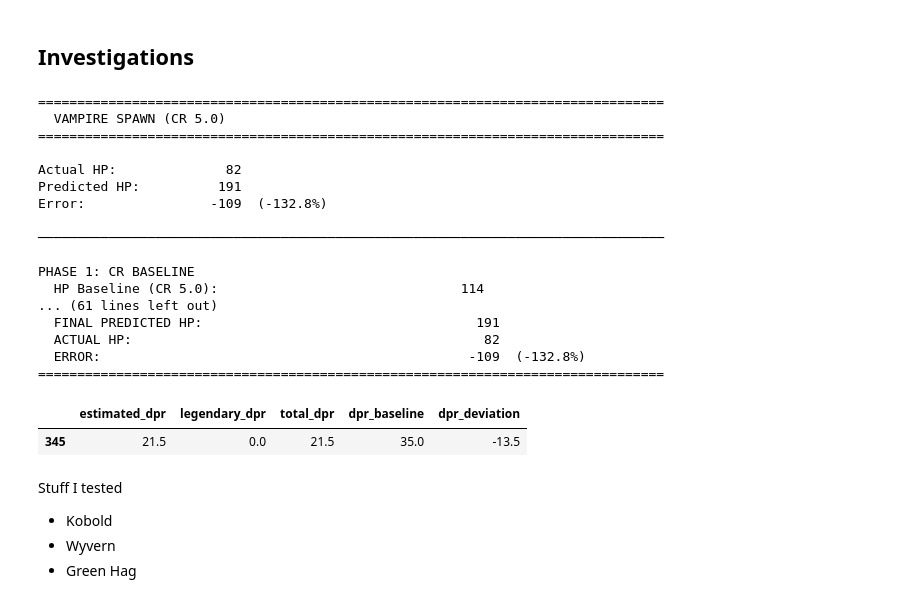
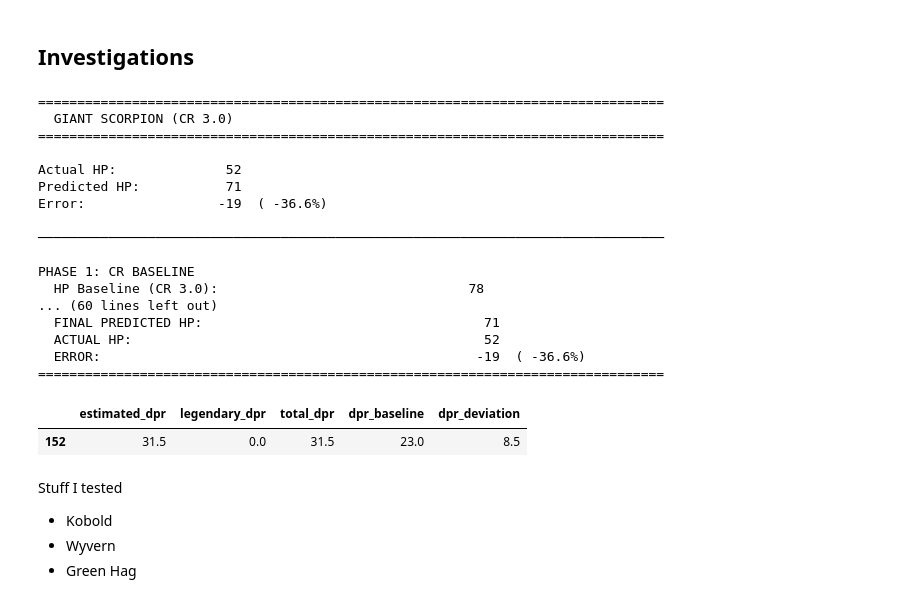
Before and after one commit to conorbarryhoke/matrix_v0, a Jupyter notebook: notebooks/three_tier_hp_model_merged.ipynb, the cells around one changed output. Cells and saved outputs as stored; diff of their text form; code cells hidden in the pictures.

```diff
--- a/notebooks/three_tier_hp_model_merged.ipynb
+++ b/notebooks/three_tier_hp_model_merged.ipynb
@@ -355,7 +355,7 @@ df['bonus_action_count'] = df['Bonus_Actions'].apply(count_abilities)
 
 # Legendary actions
 def parse_legendary_actions(leg_str):
-    if pd.isna(leg_str) or str(leg_str).strip() == '':
+    if pd.isna(leg_str) or str(leg_str).strip() == '' or str(leg_str).strip() == '—':
         return 0, 0, 0
     text = str(leg_str).lower()
     has_leg = 1
@@ -615,7 +616,7 @@ def parse_legendary_actions_dpr(legendary_str):
 
     Uses knapsack-style optimization to find damage-maximizing combination within action budget.
     """
-    if pd.isna(legendary_str) or str(legendary_str).strip() == '':
+    if pd.isna(legendary_str) or str(legendary_str).strip() == '' or str(legendary_str).strip() == '—':
         return 0
 
     text = str(legendary_str)
@@ -705,7 +706,7 @@ def parse_legendary_conditions(legendary_str):
     Parse legendary actions to extract conditions inflicted.
     Returns: list of condition strings
     """
-    if pd.isna(legendary_str) or str(legendary_str).strip() == '':
+    if pd.isna(legendary_str) or str(legendary_str).strip() == '' or str(legendary_str).strip() == '—':
         return []
 
     text = str(legendary_str)
@@ -2768,31 +2791,31 @@ def investigate_creature(creature_name):
 ## Investigations
 # %%
 # Example usage
-investigate_creature('Vampire Spawn')
+investigate_creature('Giant Scorpion')
 # %% [output]
 ================================================================================
-  VAMPIRE SPAWN (CR 5.0)
+  GIANT SCORPION (CR 3.0)
 ================================================================================
 
-Actual HP:              82
-Predicted HP:          191
-Error:                -109  (-132.8%)
+Actual HP:              52
+Predicted HP:           71
+Error:                 -19  ( -36.6%)
 
 ────────────────────────────────────────────────────────────────────────────────
 
 PHASE 1: CR BASELINE
-  HP Baseline (CR 5.0):                               114
-... (61 lines left out)
-  FINAL PREDICTED HP:                                   191
-  ACTUAL HP:                                             82
-  ERROR:                                               -109  (-132.8%)
+  HP Baseline (CR 3.0):                                78
+... (60 lines left out)
+  FINAL PREDICTED HP:                                    71
+  ACTUAL HP:                                             52
+  ERROR:                                                -19  ( -36.6%)
 ================================================================================
 # %%
-_creature_index = export_df[export_df['Name']=='Vampire Spawn'].index
+_creature_index = export_df[export_df['Name']=='Giant Scorpion'].index
 export_df.loc[_creature_index, [c for c in export_df.columns if 'dpr' in c]]
 # %% [output]
 |  | estimated_dpr | legendary_dpr | total_dpr | dpr_baseline | dpr_deviation |
-| 345 | 21.5 | 0.0 | 21.5 | 35.0 | -13.5 |
+| 152 | 31.5 | 0.0 | 31.5 | 23.0 | 8.5 |
 # %% [markdown]
 Stuff I tested
 * Kobold
```
Also changed, not shown: parts of 17 cells of this notebook, 9 other files.
